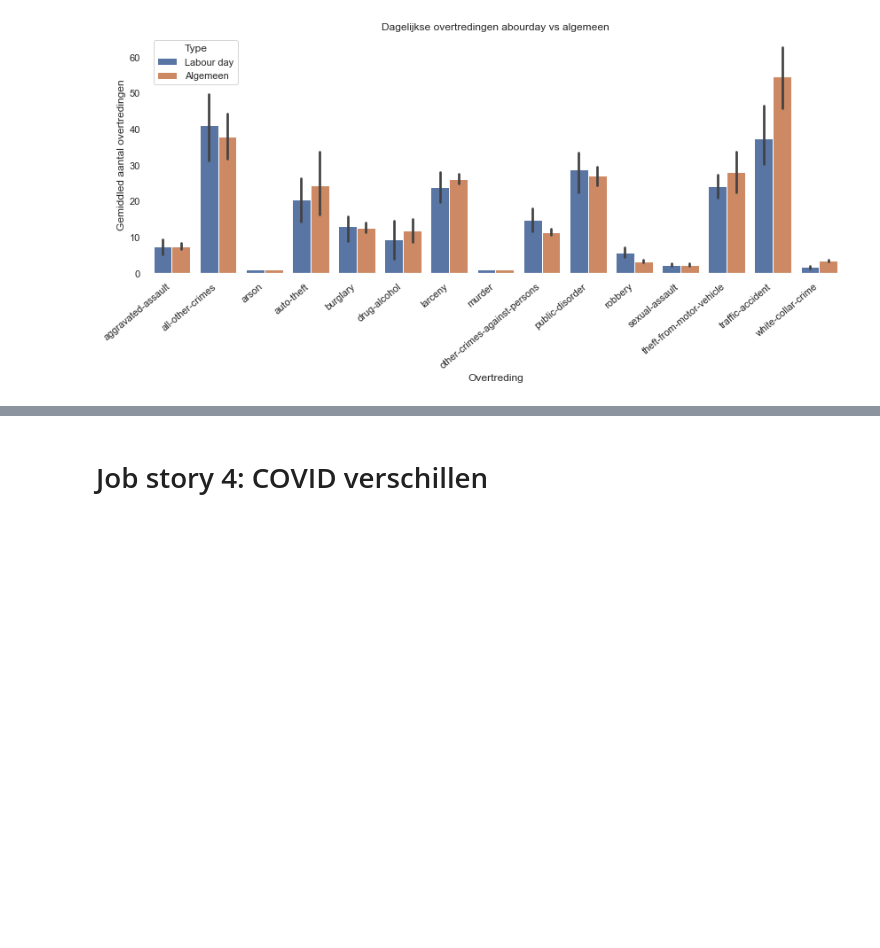
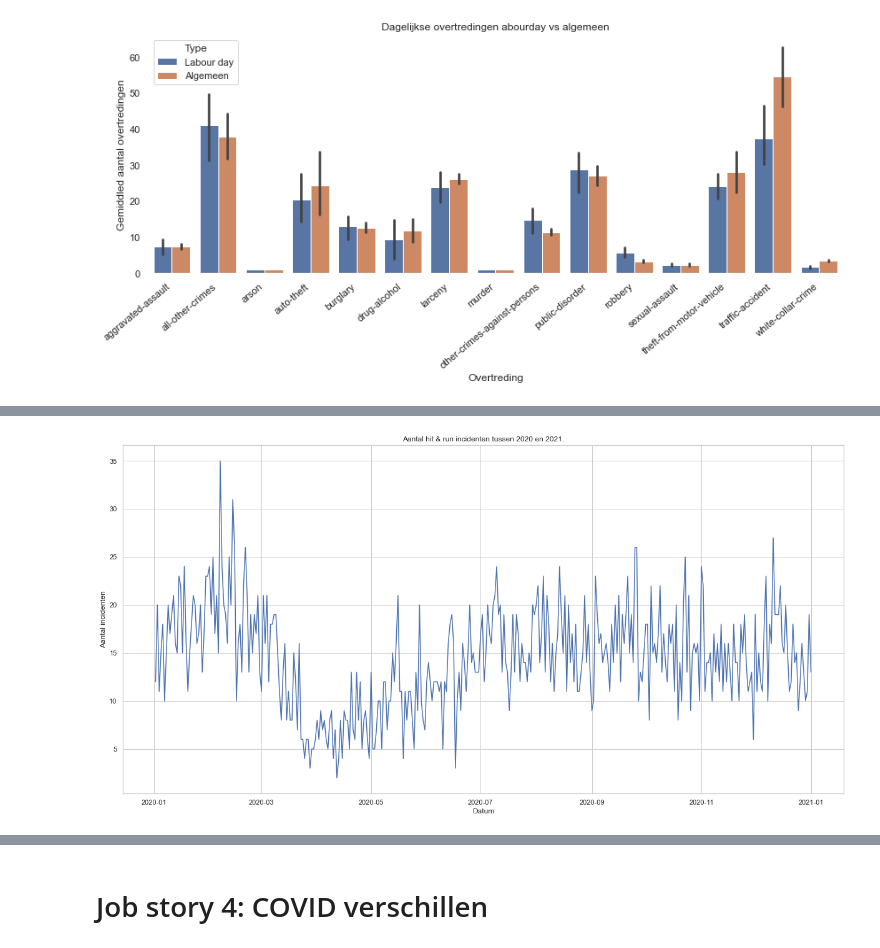
Before and after one commit to KolmschateS/poc-crime, a Jupyter notebook: analyses.ipynb, the cells around one changed output, grey strips where cells are left out. Drawn from its saved outputs; the diff is of its cells as text; code cells hidden in the pictures; blank space fills up the shorter version.

```diff
--- a/analyses.ipynb
+++ b/analyses.ipynb
@@ -848,0 +901,6 @@ plt.show()
+# %%
+mask = (j1_grouped['Datum'] > '2020-1-1') & (j1_grouped['Datum'] <= '2021-1-1')
+
+j1_zoomed = j1_grouped.loc[mask]
+
+j1_zoomed
@@ -848,0 +921,8 @@ plt.show()
+# %%
+a4_dims = (20.7, 10.27)
+fig, ax = plt.subplots(figsize=a4_dims)
+
+sns.lineplot(ax=ax, data=j1_zoomed, x="Datum", y="Aantal incidenten", palette="rocket").set(title='Aantal hit & run incidenten tussen 2020 en 2021.')
+plt.show()
+# %% [output]
+[figure, added]
```
Also changed, not shown: parts of 14 cells of this notebook.
